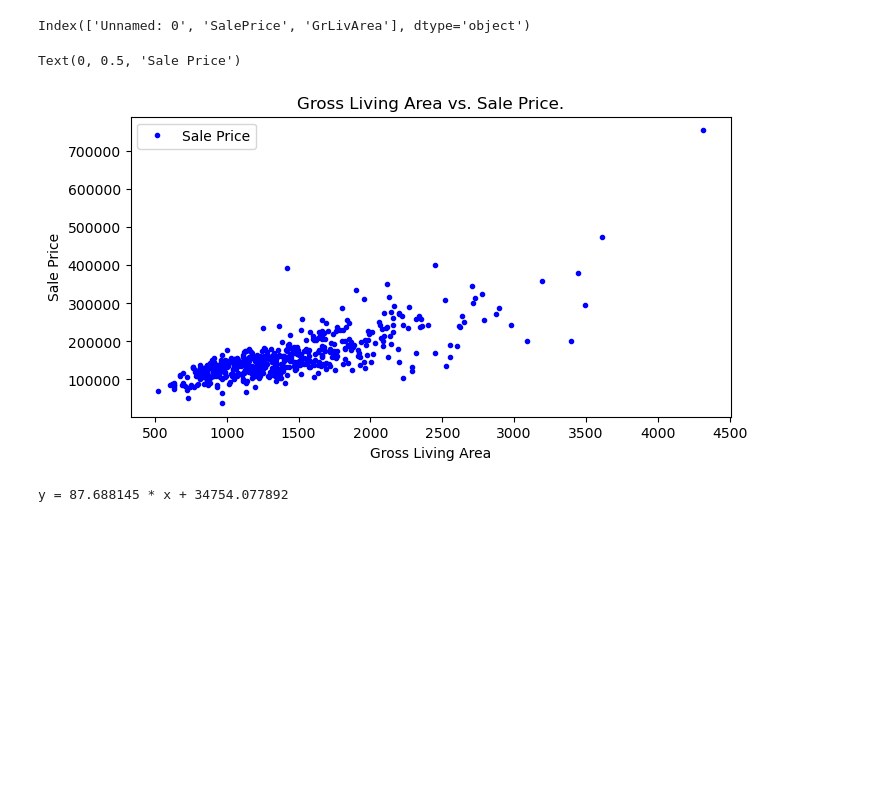
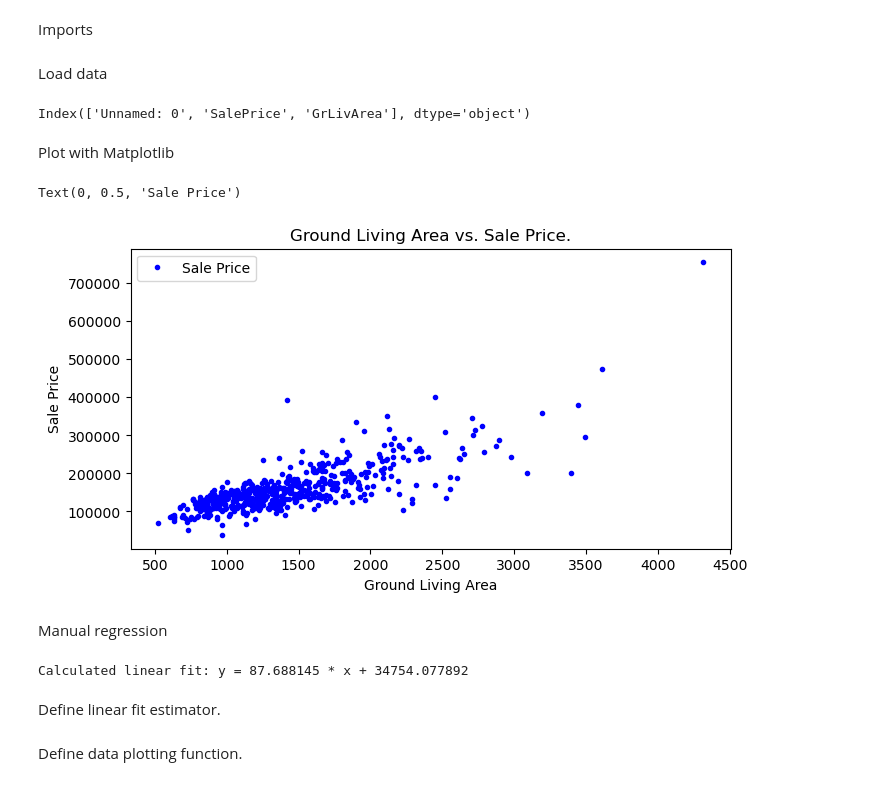
Before and after one commit to Socratesnote/ai-science-training-series, a Jupyter notebook: 01_machineLearning/01_homework/2022-09-20_ThomasPlaisier_Session01.ipynb, the cells around one changed output. Cells and saved outputs as stored; diff of their text form; code cells hidden in the pictures; blank space fills up the shorter version.

```diff
--- a/01_machineLearning/01_homework/2022-09-20_ThomasPlaisier_Session01.ipynb
+++ b/01_machineLearning/01_homework/2022-09-20_ThomasPlaisier_Session01.ipynb
@@ -8 +25,3 @@
+# %% [markdown]
+Imports
 # %%
@@ -11,28 +31,33 @@ import numpy as np
 import matplotlib.pyplot as plt
 import IPython.display as ipydis
 import time
+# %% [markdown]
+Load data
 # %%
 data = pd.read_csv('slimmed_realestate_data.csv')
 print(data.columns)
 # %% [output]
 Index(['Unnamed: 0', 'SalePrice', 'GrLivArea'], dtype='object')
+# %% [markdown]
+Plot with Matplotlib
 # %%
-
-# Matplotlib
 figure = plt.figure(figsize=(6, 3))
 ax = figure.add_axes([1, 1, 1, 1])
-ax.set_title("Gross Living Area vs. Sale Price.")
+ax.set_title("Ground Living Area vs. Sale Price.")
 scatter = ax.plot(data.GrLivArea, data.SalePrice, '.b')
 ax.legend(scatter, ["Sale Price"])
-ax.set_xlabel("Gross Living Area")
+ax.set_xlabel("Ground Living Area")
 ax.set_ylabel("Sale Price")
 # %% [output]
 Text(0, 0.5, 'Sale Price')
-[figure, old version]
+[figure, new version]
+# %% [markdown]
+Manual regression
 # %%
 n = len(data)
 x = data['GrLivArea'].to_numpy()
 y = data['SalePrice'].to_numpy()
+# Define components of regression coefficient.
 sum_xy = np.sum(x*y)
 sum_x = np.sum(x)
 sum_y = np.sum(y)
@@ -40,10 +65,12 @@ sum_x2 = np.sum(x*x)
 denominator = n * sum_x2 - sum_x * sum_x
 m = (n * sum_xy - sum_x * sum_y) / denominator
 b = (sum_y * sum_x2 - sum_x * sum_xy) / denominator
-print('y = %f * x + %f' % (m,b))
+print('Calculated linear fit: y = %f * x + %f' % (m, b))
 
-# saving these for later comparison
+# Saving these for later comparison.
 m_calc = m
 b_calc = b
 # %% [output]
-y = 87.688145 * x + 34754.077892
+Calculated linear fit: y = 87.688145 * x + 34754.077892
+# %% [markdown]
+Define linear fit estimator.
@@ -49,0 +86,2 @@ y = 87.688145 * x + 34754.077892
+# %% [markdown]
+Define data plotting function.
```
Also changed, not shown: parts of 41 cells of this notebook, 3 other files.
